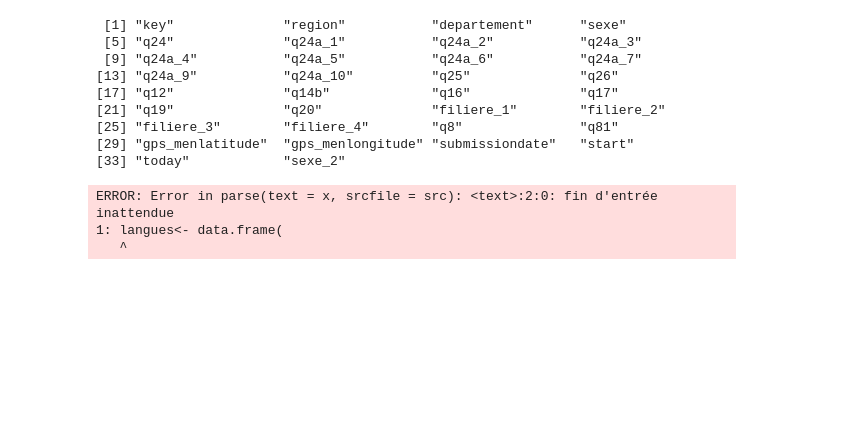
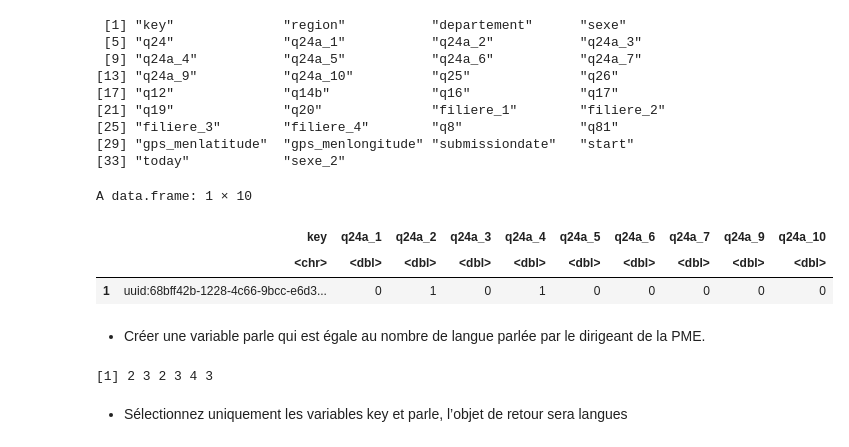
Before and after one commit to Mafieuu/ISE1_Cours-R-exploration-de-donnees, a Jupyter notebook: script/main.ipynb, the cells around one changed output. Drawn from its saved outputs; the diff is of its cells as text; code cells hidden in the pictures; blank space fills up the shorter version.

```diff
--- a/script/main.ipynb
+++ b/script/main.ipynb
@@ -89,9 +107,15 @@ names(projet)
 # On peut se servir de l'ordre avec q24a_1:q24a_10
 # ou alors on peut aussi se servir du fait que ce sont les seuls a commencer par q24a_
 # %%
-langues<- data.frame(
-    key=projet$key,
+langues<- projet%>%select(key,starts_with("q24a_"))%>%
+    as.data.frame()
+    # les fonctions de dplyr genere des objet de type tibble convertible en data.frane
-# %% [output]
-ERROR: Error in parse(text = x, srcfile = src): <text>:2:0: fin d'entrée inattendue
-1: langues<- data.frame(
-   ^
+# %%
+head(langues,1)
+# %% [output]
+A data.frame: 1 × 10
+|  | key | q24a_1 | q24a_2 | q24a_3 | q24a_4 | q24a_5 | q24a_6 | q24a_7 | q24a_9 | q24a_10 |
+|  | <chr> | <dbl> | <dbl> | <dbl> | <dbl> | <dbl> | <dbl> | <dbl> | <dbl> | <dbl> |
+| 1 | uuid:68bff42b-1228-4c66-9bcc-e6d3... | 0 | 1 | 0 | 1 | 0 | 0 | 0 | 0 | 0 |
+# %% [markdown]
+* Créer une variable parle qui est égale au nombre de langue parlée par le dirigeant de la PME.
@@ -97,0 +128,6 @@ ERROR: Error in parse(text = x, srcfile = src): <text>:2:0: fin d'entrée inatte
+# %%
+head(langues$parle)
+# %% [output]
+[1] 2 3 2 3 4 3
+# %% [markdown]
+* Sélectionnez uniquement les variables key et parle, l’objet de retour sera langues
```
Also changed, not shown: parts of 33 cells of this notebook.
